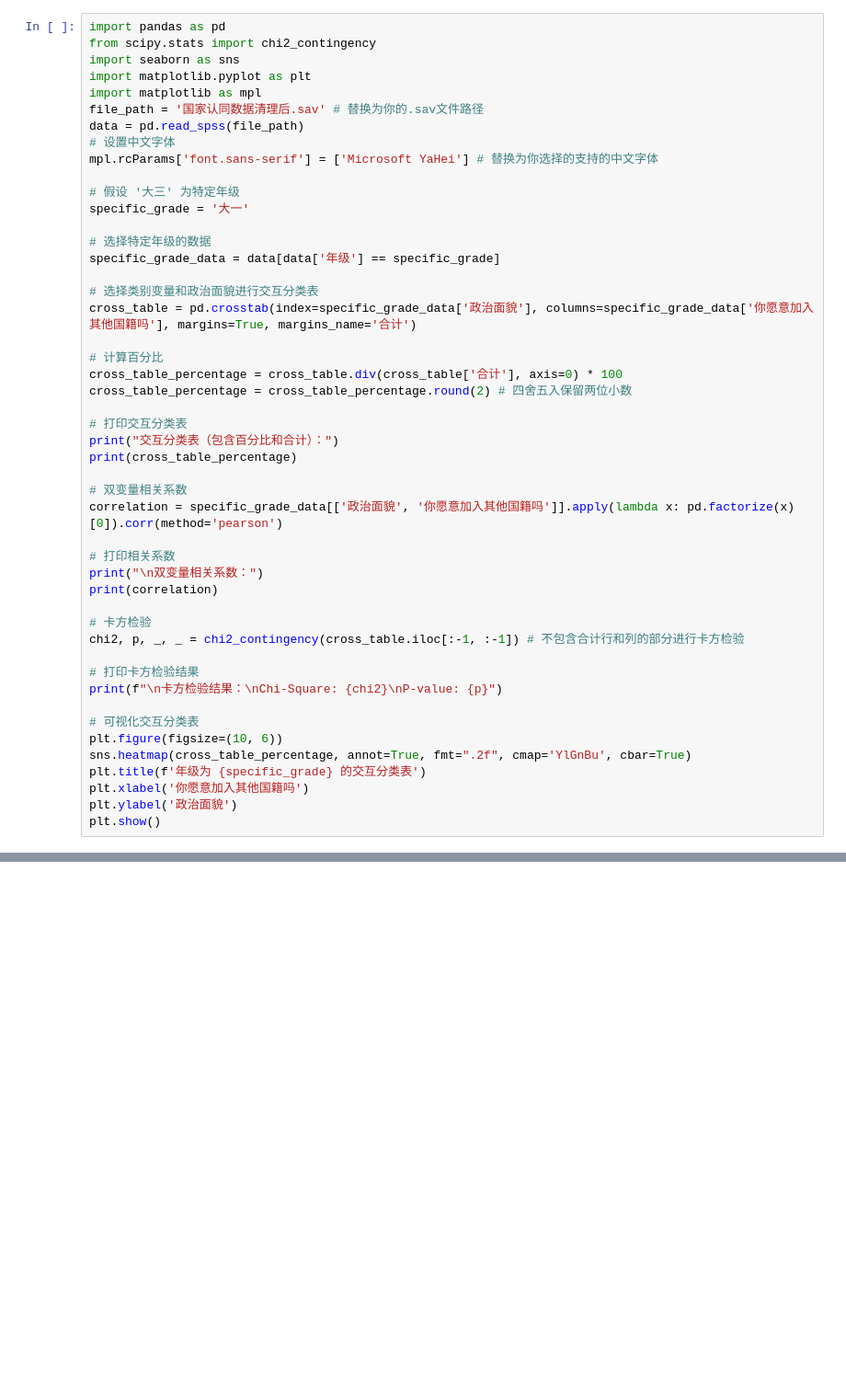
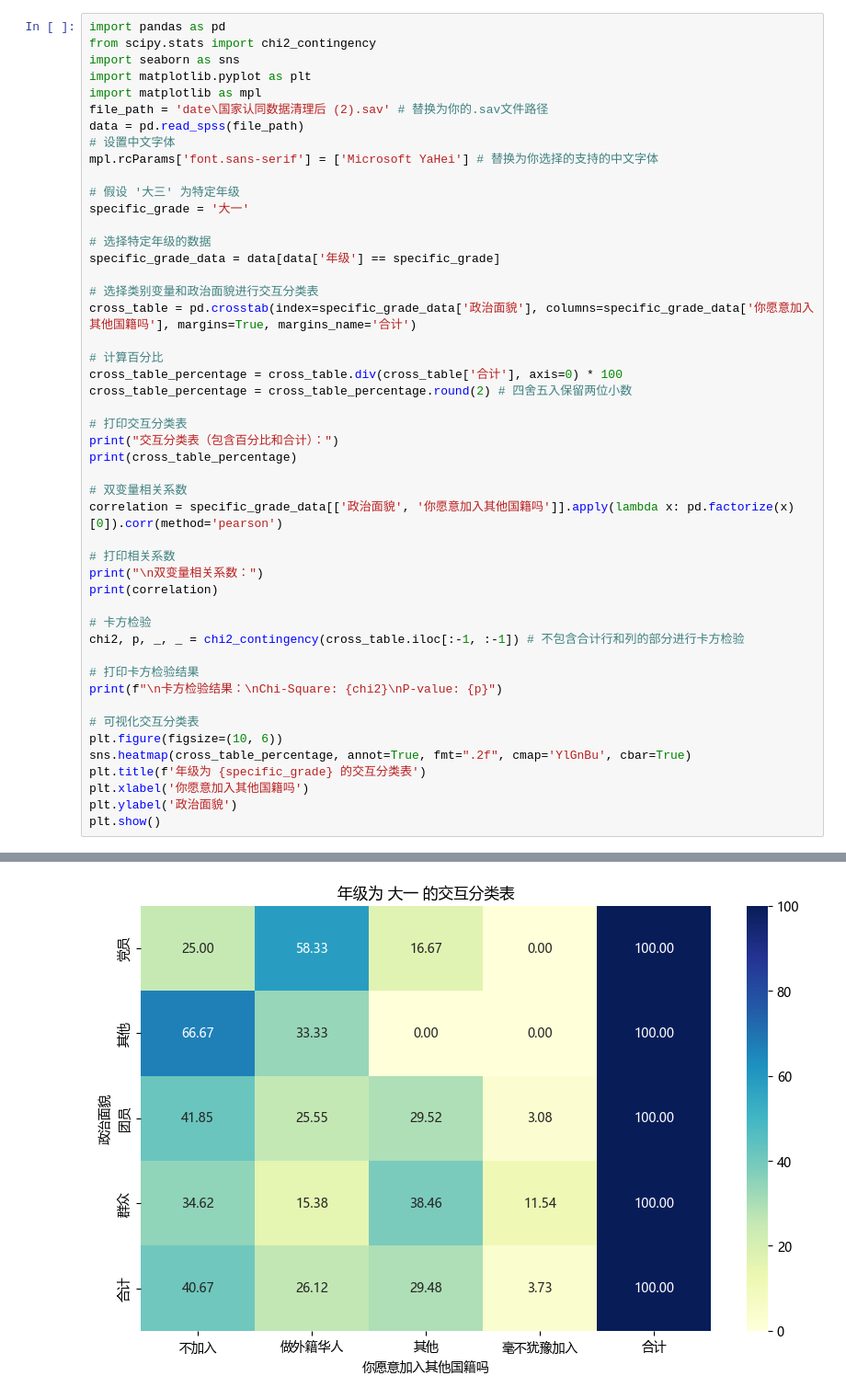
Before and after one commit to zbnxhghg/zbnxhghg, a Jupyter notebook: 作业5.ipynb, the cells around one changed output, grey strips where cells are left out. Shown: that part at 92% size. Saved outputs shown, nothing was run; the diff lists cells and outputs as text; blank space fills up the shorter version.

```diff
--- a/作业5.ipynb
+++ b/作业5.ipynb
@@ -4,7 +4,7 @@ from scipy.stats import chi2_contingency
 import seaborn as sns
 import matplotlib.pyplot as plt
 import matplotlib as mpl
-file_path = '国家认同数据清理后.sav' # 替换为你的.sav文件路径
+file_path = 'date\国家认同数据清理后 (2).sav' # 替换为你的.sav文件路径
 data = pd.read_spss(file_path)
 # 设置中文字体
 mpl.rcParams['font.sans-serif'] = ['Microsoft YaHei'] # 替换为你选择的支持的中文字体
@@ -50,0 +67 @@ PyreadstatError: File 国家认同数据清理后.sav does not exist!
+[figure, added]
```
Also changed, not shown: parts of 2 cells of this notebook, 1 other file.
